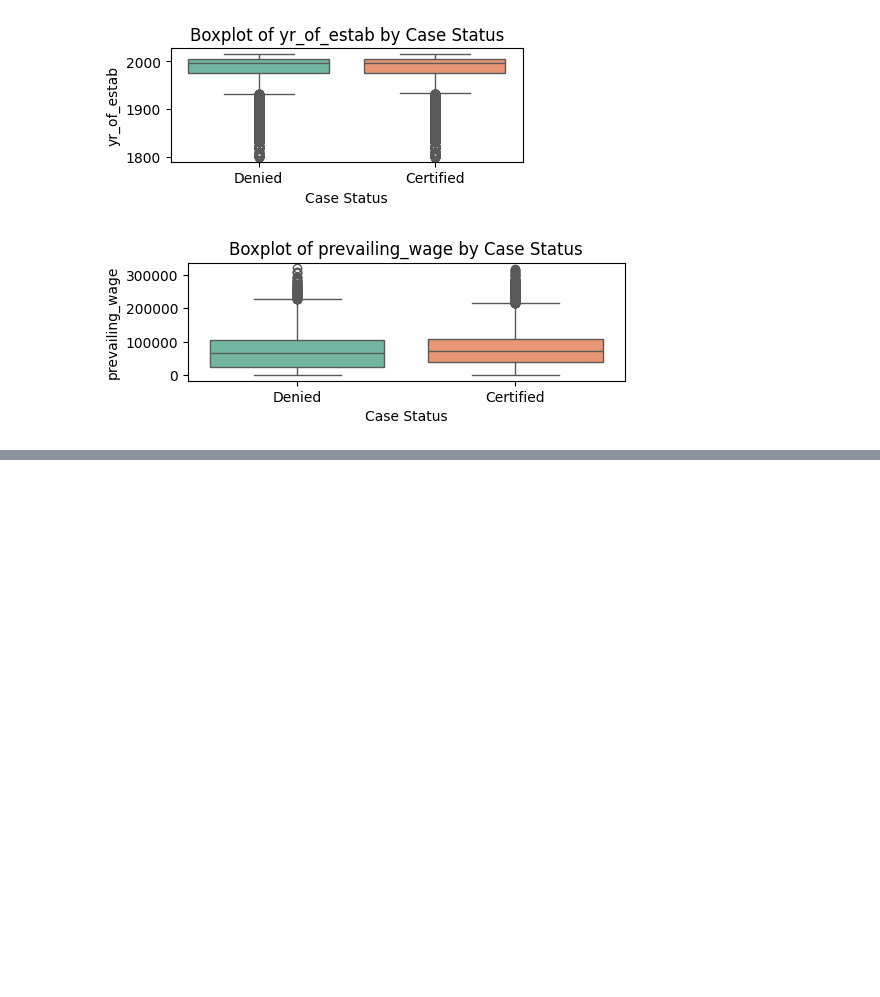
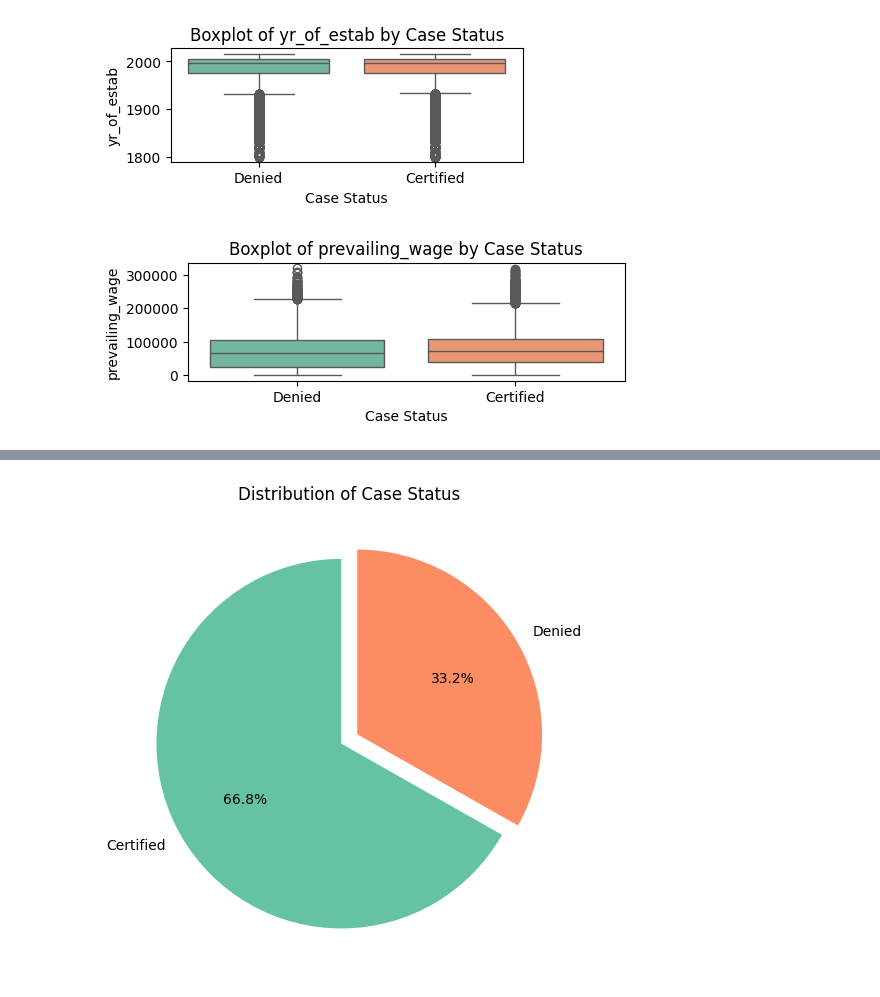
Before and after one commit to iqbal-svg/mlops-production-ready-machine-learning-project, a Jupyter notebook: notebook/1_eda_us_visa.ipynb, the cells around one changed output, grey strips where cells are left out. Saved outputs shown, nothing was run; the diff lists cells and outputs as text; code cells hidden in the pictures; blank space fills up the shorter version.

```diff
--- a/notebook/1_eda_us_visa.ipynb
+++ b/notebook/1_eda_us_visa.ipynb
@@ -354,0 +386,15 @@ plt.show()
+# %%
+counts = df['case_status'].value_counts()
+plt.figure(figsize=(6, 6))
+df['case_status'].value_counts().plot(
+    kind='pie',
+    autopct='%1.1f%%',
+    startangle=90,
+    explode=[0.05]* len(counts),
+    colors=sns.color_palette('Set2')
+)
+plt.title('Distribution of Case Status')
+plt.ylabel('')
+plt.show()
+# %% [output]
+[figure, added]
```
Also changed, not shown: parts of 4 cells of this notebook.
